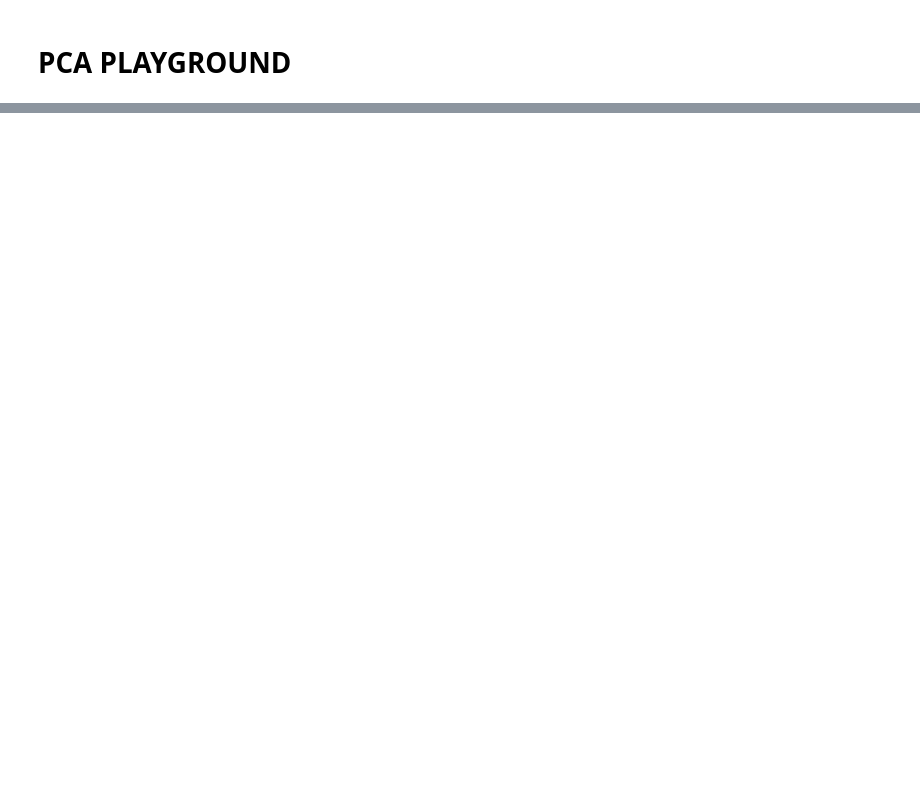
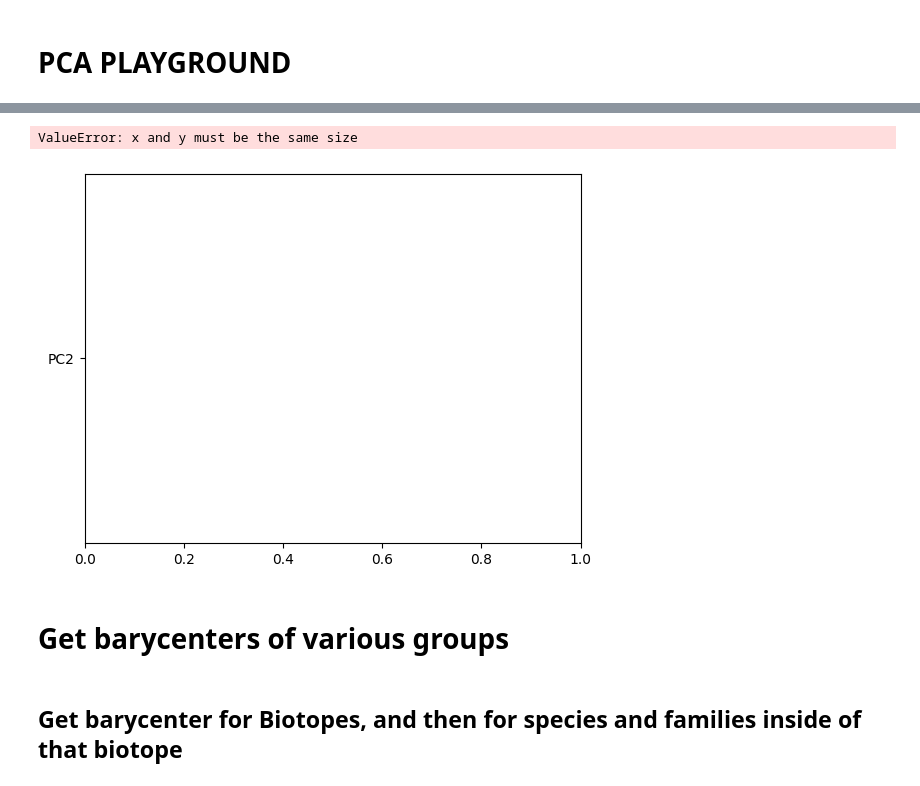
Before and after one commit to PaulCarvaillo/Maputo_Dash, a Jupyter notebook: src/controller/PCA/PCA_test.ipynb, the cells around one changed output, grey strips where cells are left out. Cells and saved outputs as stored; diff of their text form; code cells hidden in the pictures; blank space fills up the shorter version.

```diff
--- a/src/controller/PCA/PCA_test.ipynb
+++ b/src/controller/PCA/PCA_test.ipynb
@@ -17,3 +14,5 @@ from sklearn import preprocessing
 
 df_annot_final = pd.read_csv(
     '/Users/Paul/Paul/Desktop/My_projects/Bioacoustics/Maputo_Dash/datasets/tables/annot_new2.csv')
+# %%
+df_annot_final['species'] = df_annot_final['species'].replace('spelndens','splendens')
@@ -40,7 +43,7 @@ TEMPORAL_FEATURES = ['ZCR', 'MEANt', 'VARt',
 # %%
 df = df_annot_final.copy()
 df = df.reset_index()
-
+color = 'biotope'
 features = GENERIC_FEATURES
 
 df = df.dropna(how='all')
@@ -48,13 +51,15 @@ df = df.dropna(how='all')
 data_scaled = pd.DataFrame(preprocessing.scale(
     df[features]), columns=df[features].columns)
 # PCA
-pca = PCA(n_components=4)
+pca = PCA(n_components=3)
 components = pca.fit_transform(data_scaled)
 total_var = pca.explained_variance_ratio_.sum() * 100
 
+loadings = pca.components_.T * np.sqrt(pca.explained_variance_)
+
 # Dump components relations with features:
 weights = (pd.DataFrame(pca.components_,
-            columns=data_scaled.columns, index=[f'PC-{i+1}' for i in range(4)]))
+            columns=data_scaled.columns, index=[f'PC-{i+1}' for i in range(3)]))
 weights = weights.reset_index()
 
 # figures-----------------------
@@ -64,3 +69,7 @@ labels = {
 
 colors_ = np.linspace(0, 1, len(df[color].unique()))
 discrete_colors = sample_colorscale('Rainbow', minmax_scale(colors_))
+# %%
+ROI_PC_coordinates = pd.DataFrame(components)
+ROI_PC_coordinates.columns = ['PC1', 'PC2','PC3']
+ROI_coordinates = pd.concat([df[['species', 'genus', 'family', 'order','biotope', 'sound_id']],ROI_PC_coordinates],axis=1)
@@ -82,0 +149,41 @@ pd.DataFrame(components)
+# %%
+import matplotlib.pyplot as plt
+from matplotlib.patches import Ellipse
+
+# Define the coordinates of the points in each group
+group1 = ROI_coordinates[ROI_coordinates['biotope']=='Grasslands'][['PC1','PC2']]
+# group2 = [(2, 1), (3, 2), (4, 1), (5, 2), (6, 1)]
+# group3 = [(3, 2), (4, 3), (5, 2), (6, 3), (7, 2)
+
+# Calculate the mean and covariance of the points in each group
+group1_mean = (group1.PC1.mean(), group1.PC2.mean())
+group1_cov = np.cov(group1)
+# group2_mean = (sum(x[0] for x in group2) / len(group2), sum(x[1] for x in group2) / len(group2))
+# group2_cov = np.cov(group2)
+# group3_mean = (sum(x[0] for x in group3) / len(group3), sum(x[1] for x in group3) / len(group3))
+# group3_cov = np.cov(group3)
+
+# Create the ellipses
+group1_ellipse = Ellipse(group1_mean, group1_cov[0, 0], group1_cov[1, 1], facecolor='r', alpha=0.1)
+# group2_ellipse = Ellipse(group2_mean, group2_cov[0, 0], group2_cov[1, 1], facecolor='g', alpha=0.1)
+# group3_ellipse = Ellipse(group3_mean, group3_cov[0, 0], group3_cov[1, 1], facecolor='b', alpha=0.1)
+
+# Create the scatter plot and add the ellipses
+plt.scatter(group1,y='PC2')
+ax = plt.gca()
+ax.add_patch(group1_ellipse)
+# ax.add_patch(group2_ellipse)
+# ax.add_patch(group3_ellipse)
+
+# Compute the area overlap between the ellipses
+group1_area = np.pi * group1_cov[0, 0] * group1_cov[1, 1]
+# group2_area = np.pi * group2_cov[0, 0] * group2_cov[1, 1]
+# group3_area = np.pi * group3_cov[0, 0] * group3_cov[1, 1]
+# overlap12 = group1_ellipse.intersection(group2_ellipse).area
+# overlap13 = group1_ellipse.intersection(group3_ellipse).area
+# overlap23 = group2_ellipse.intersection(group3_ellipse).area
+# %% [output]
+ValueError: x and y must be the same size
+[figure, added]
+# %% [markdown]
+# Get barycenters of various groups
@@ -82,0 +192,2 @@ pd.DataFrame(components)
+# %% [markdown]
+## Get barycenter for Biotopes, and then for species and families inside of that biotope
```
Also changed, not shown: parts of 52 cells of this notebook, 36 other files.
